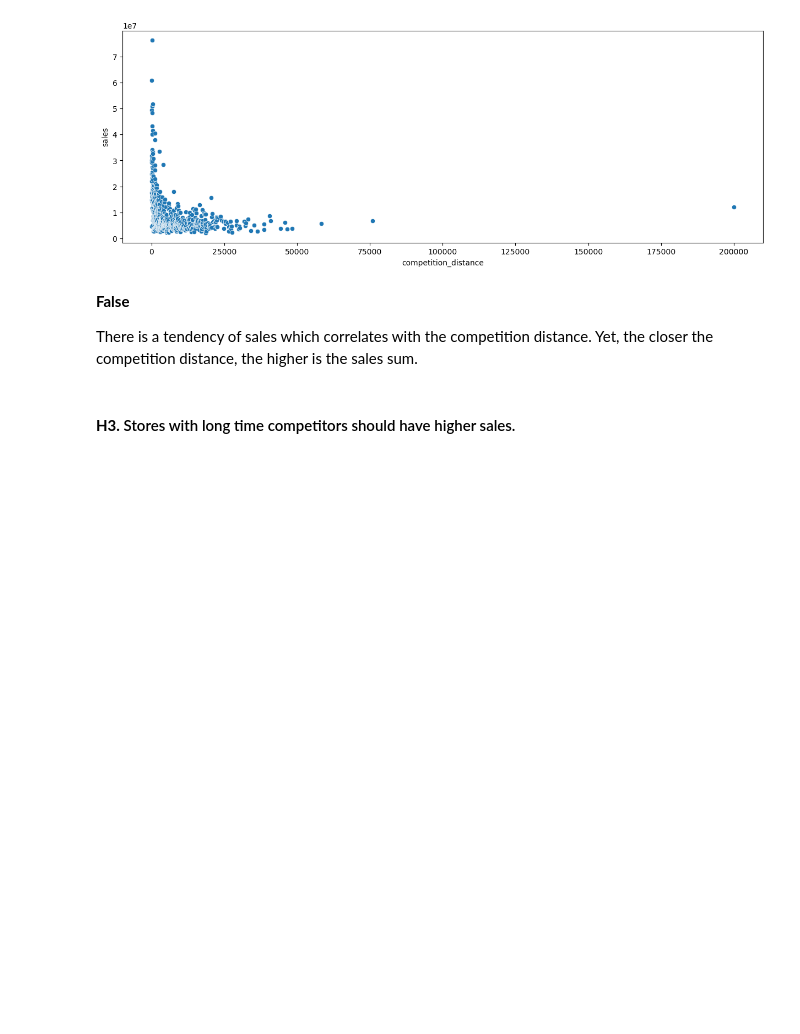
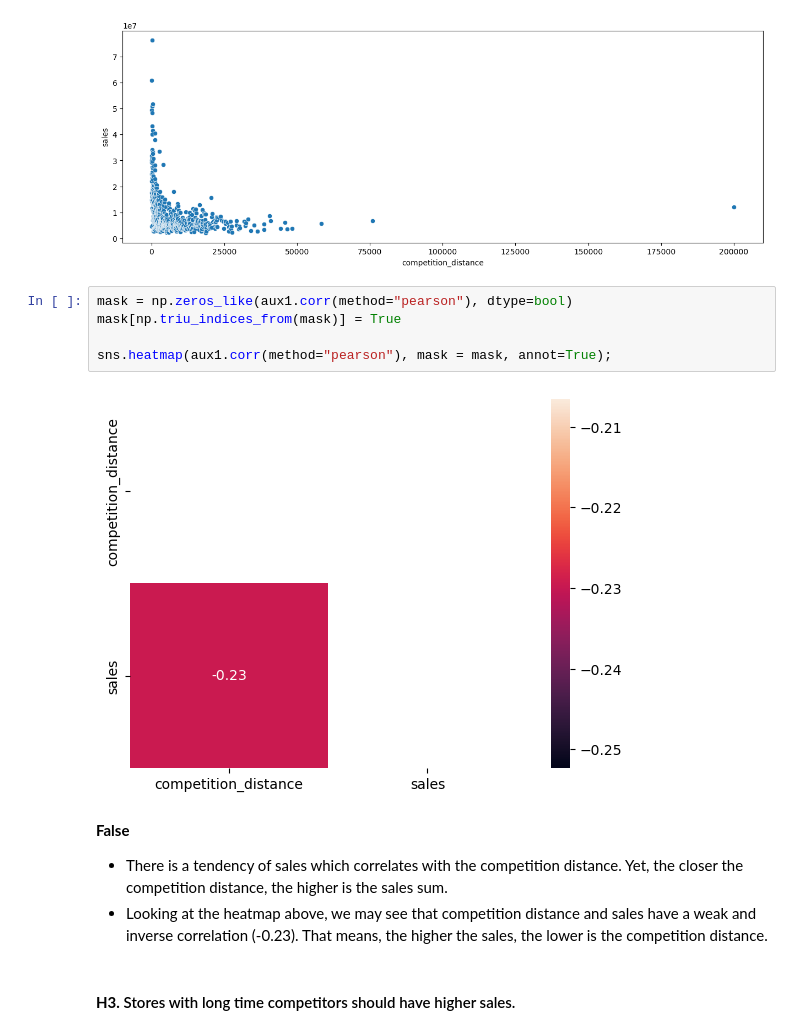
Before and after one commit to lucasquemelli/Rossman_Store_Sales, a Jupyter notebook: rossmann_store_sales.ipynb, the cells around one changed output. Drawn from its saved outputs; the diff is of its cells as text; blank space fills up the shorter version.

```diff
--- a/rossmann_store_sales.ipynb
+++ b/rossmann_store_sales.ipynb
@@ -1059,9 +1059,17 @@ plt.figure(figsize = (15,5))
 sns.scatterplot(x="competition_distance", y="sales", data=aux1);
 # %% [output]
 [figure]
+# %%
+mask = np.zeros_like(aux1.corr(method="pearson"), dtype=bool)
+mask[np.triu_indices_from(mask)] = True
+
+sns.heatmap(aux1.corr(method="pearson"), mask = mask, annot=True);
+# %% [output]
+[figure, added]
 # %% [markdown]
 **False**
 
-There is a tendency of sales which correlates with the competition distance. Yet, the closer the competition distance, the higher is the sales sum.
+- There is a tendency of sales which correlates with the competition distance. Yet, the closer the competition distance, the higher is the sales sum.
+- Looking at the heatmap above, we may see that competition distance and sales have a weak and inverse correlation (-0.23). That means, the higher the sales, the lower is the competition distance.
 # %% [markdown]
 #### **H3.** Stores with long time competitors should have higher sales.
```
Also changed, not shown: parts of 2 cells of this notebook.
